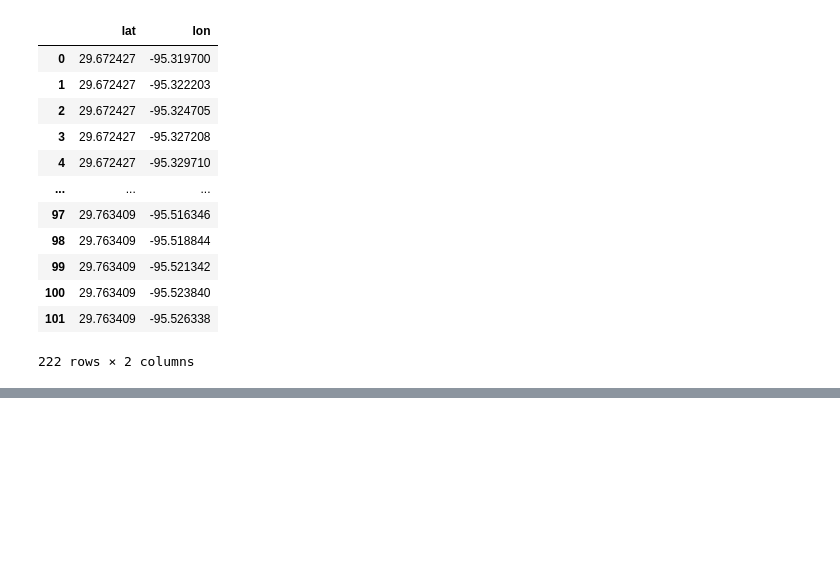
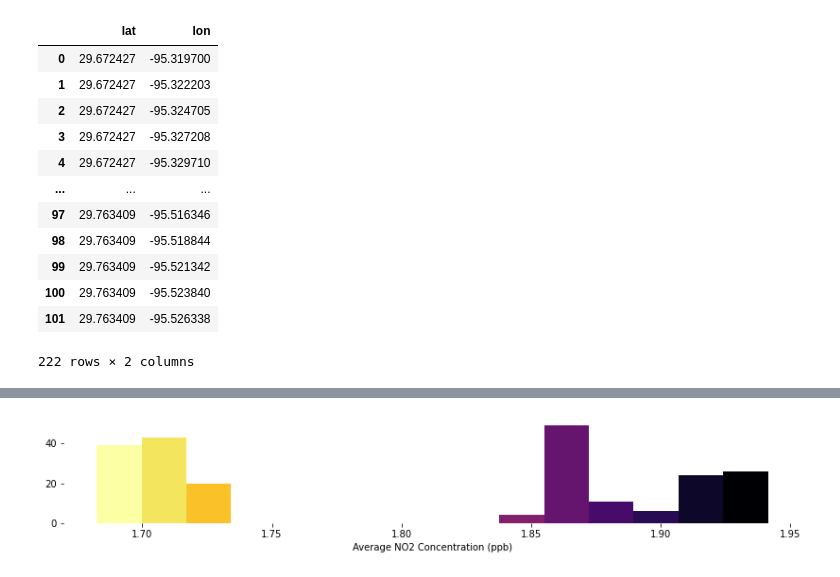
Before and after one commit to v4vigtory/Hyperlocal-Air-Quality-Prediction-in-Houston-neighborhoods, a Jupyter notebook: notebooks/models/prediction.ipynb, the cells around one changed output, grey strips where cells are left out. Drawn from its saved outputs; the diff is of its cells as text; code cells hidden in the pictures; blank space fills up the shorter version.

Commit message:
initial prediction and histograms

```diff
--- a/notebooks/models/prediction.ipynb
+++ b/notebooks/models/prediction.ipynb
@@ -144,0 +176,14 @@ df_predict.to_csv(filepath)
+# %%
+# clean traffic data
+df_traffic = df_traffic.round(6)
+# %%
+# Merge into one prediction file:
+# begin with df_met
+df_predict = df_met
+# merge df_fac
+df_predict = df_predict.merge(df_fac, on = ['lat', 'lon'], how = 'inner')
+# merge traffic
+df_predict = df_predict.merge(df_traffic, on = ['lat', 'lon'], how = 'inner')
+# clean and view
+df_predict.drop(columns = ['lat', 'lon'], inplace=True)
+df_predict
@@ -144,0 +226,7 @@ df_predict.to_csv(filepath)
+# %%
+model = pickle.load(open("predict_info/rf_model.pkl", 'rb'))
+
+np_no2_predict = model.predict(df_predict)
+
+print(len(np_no2_predict))
+np_no2_predict
@@ -144,0 +259,3 @@ df_predict.to_csv(filepath)
+# %%
+df_no2_predict = pd.DataFrame(np_no2_predict, columns = ['no2_predicted'])
+df_no2_predict = df_no2_predict * 1000
@@ -144,0 +274,22 @@ df_predict.to_csv(filepath)
+# %%
+# Histogram
+fig, ax = plt.subplots(figsize = (14, 2))
+n, bins, patches = plt.hist(df_no2_predict["no2_predicted"], bins = 15)
+
+cm = plt.cm.get_cmap('inferno')
+bin_centers = 0.5 * (bins[:-1] + bins[1:])
+
+# scale values to interval [0,1]
+col = bin_centers - max(bin_centers)
+col /= min(col)
+
+for c, p in zip(col, patches):
+    plt.setp(p, 'facecolor', cm(c))
+
+ax.set_xlabel("Average NO2 Concentration (ppb)")
+for ax, spine in ax.spines.items():
+    spine.set_visible(False)
+
+#plt.xlim(0,5)
+# %% [output]
+[figure, added]
```
Also changed, not shown: parts of 12 cells of this notebook.
